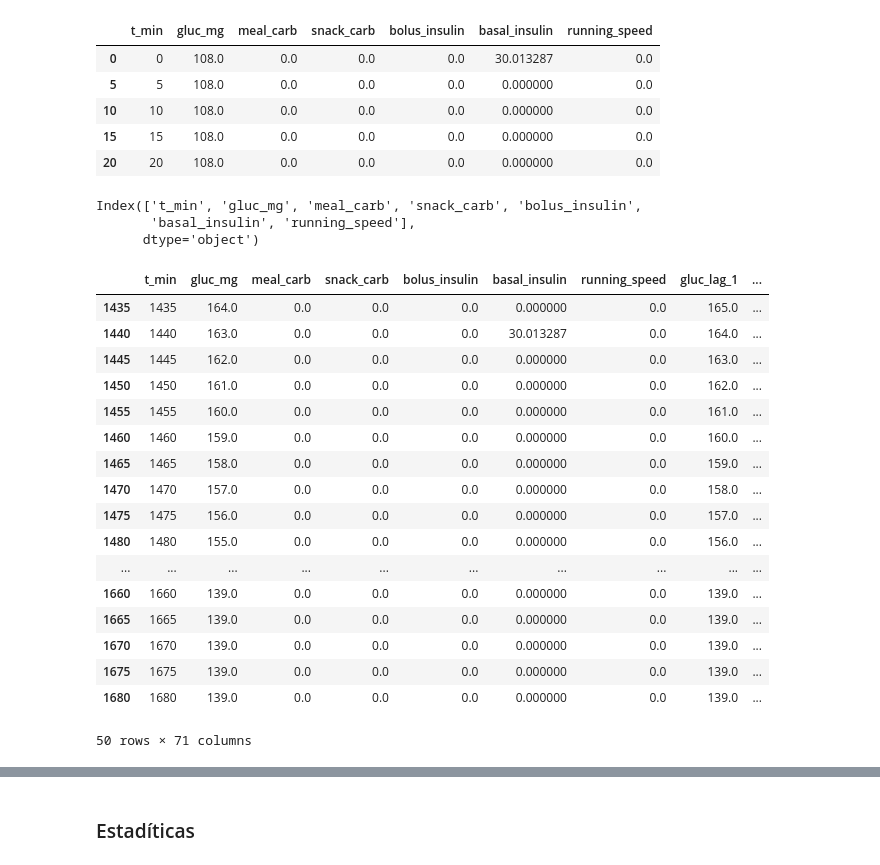
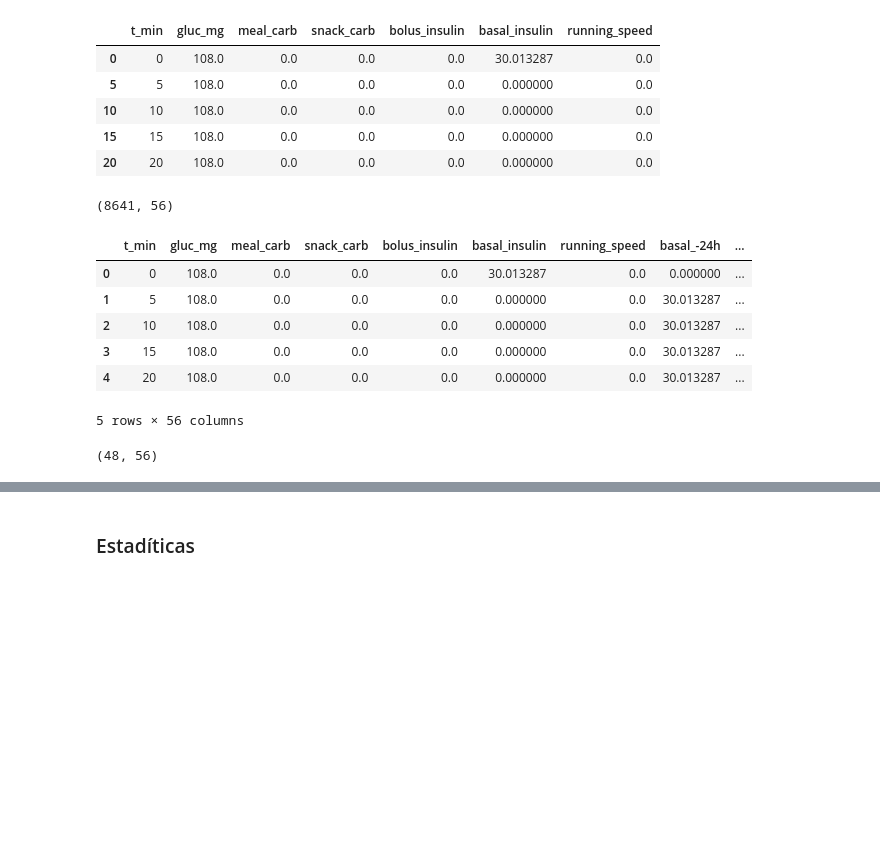
Before and after one commit to WillyFtAb/TFG-GIS-Predictor-glucosa, a Jupyter notebook: Pruebas/estadisticas.ipynb, the cells around one changed output, grey strips where cells are left out. Cells and saved outputs as stored; diff of their text form; code cells hidden in the pictures; blank space fills up the shorter version.

```diff
--- a/Pruebas/estadisticas.ipynb
+++ b/Pruebas/estadisticas.ipynb
@@ -172,53 +203,41 @@ df_prueba.head()
 | 10 | 10 | 108.0 | 0.0 | 0.0 | 0.0 | 0.000000 | 0.0 |
 | 15 | 15 | 108.0 | 0.0 | 0.0 | 0.0 | 0.000000 | 0.0 |
 | 20 | 20 | 108.0 | 0.0 | 0.0 | 0.0 | 0.000000 | 0.0 |
-# %%
-df_prueba.columns
-# %% [output]
-Index(['t_min', 'gluc_mg', 'meal_carb', 'snack_carb', 'bolus_insulin',
-       'basal_insulin', 'running_speed'],
-      dtype='object')
 # %%
-df_prueba['gluc_lag_1'] = df_prueba['gluc_mg'].shift(1)
-df_prueba['gluc_lag_2'] = df_prueba['gluc_mg'].shift(2)
-df_prueba['gluc_lag_3'] = df_prueba['gluc_mg'].shift(3)
-df_prueba['basal_-24h'] = df_prueba['basal_insulin'].rolling(window=287, closed='left').sum()
+df_prueba['basal_-24h'] = df_prueba['basal_insulin'].rolling(window=287, closed='left', min_periods = 0).sum()
 
-for col in ['gluc_mg', 'meal_carb', 'snack_carb', 'bolus_insulin', 'running_speed']:
+for col in ['meal_carb', 'snack_carb', 'bolus_insulin', 'running_speed']:
 
     df_prueba[f'{col}_-20m'] = df_prueba[col].rolling(window=4, closed='left').sum()
     df_prueba[f'{col}_-40m'] = df_prueba[col].rolling(window=8, closed='left').sum() - df_prueba[col].rolling(window=4, closed='left').sum()
     df_prueba[f'{col}_-60m'] = df_prueba[col].rolling(window=12, closed='left').sum() - df_prueba[col].rolling(window=8, closed='left').sum()
     df_prueba[f'{col}_-80m'] = df_prueba[col].rolling(window=16, closed='left').sum() - df_prueba[col].rolling(window=12, closed='left').sum()
     df_prueba[f'{col}_-100m'] = df_prueba[col].rolling(window=20, closed='left').sum() - df_prueba[col].rolling(window=16, closed='left').sum()
     df_prueba[f'{col}_-120m'] = df_prueba[col].rolling(window=24, closed='left').sum() - df_prueba[col].rolling(window=20, closed='left').sum()
     df_prueba[f'{col}_-140m'] = df_prueba[col].rolling(window=28, closed='left').sum() - df_prueba[col].rolling(window=24, closed='left').sum()
     df_prueba[f'{col}_-160m'] = df_prueba[col].rolling(window=32, closed='left').sum() - df_prueba[col].rolling(window=28, closed='left').sum()
     df_prueba[f'{col}_-180m'] = df_prueba[col].rolling(window=36, closed='left').sum() - df_prueba[col].rolling(window=32, closed='left').sum()
     df_prueba[f'{col}_-200m'] = df_prueba[col].rolling(window=40, closed='left').sum() - df_prueba[col].rolling(window=36, closed='left').sum()
     df_prueba[f'{col}_-220m'] = df_prueba[col].rolling(window=44, closed='left').sum() - df_prueba[col].rolling(window=40, closed='left').sum()
     df_prueba[f'{col}_-240m'] = df_prueba[col].rolling(window=48, closed='left').sum() - df_prueba[col].rolling(window=44, closed='left').sum()
 
-df_prueba.loc[1435:,:].head(50)
+df_prueba = df_prueba.reset_index(drop = True)
+print(df_prueba.shape)
+df_prueba.head()
 # %% [output]
+(8641, 56)
-|  | t_min | gluc_mg | meal_carb | snack_carb | bolus_insulin | basal_insulin | running_speed | gluc_lag_1 | ... |
-| 1435 | 1435 | 164.0 | 0.0 | 0.0 | 0.0 | 0.000000 | 0.0 | 165.0 | ... |
-| 1440 | 1440 | 163.0 | 0.0 | 0.0 | 0.0 | 30.013287 | 0.0 | 164.0 | ... |
-| 1445 | 1445 | 162.0 | 0.0 | 0.0 | 0.0 | 0.000000 | 0.0 | 163.0 | ... |
-| 1450 | 1450 | 161.0 | 0.0 | 0.0 | 0.0 | 0.000000 | 0.0 | 162.0 | ... |
-| 1455 | 1455 | 160.0 | 0.0 | 0.0 | 0.0 | 0.000000 | 0.0 | 161.0 | ... |
-| 1460 | 1460 | 159.0 | 0.0 | 0.0 | 0.0 | 0.000000 | 0.0 | 160.0 | ... |
-| 1465 | 1465 | 158.0 | 0.0 | 0.0 | 0.0 | 0.000000 | 0.0 | 159.0 | ... |
-| 1470 | 1470 | 157.0 | 0.0 | 0.0 | 0.0 | 0.000000 | 0.0 | 158.0 | ... |
-| 1475 | 1475 | 156.0 | 0.0 | 0.0 | 0.0 | 0.000000 | 0.0 | 157.0 | ... |
-| 1480 | 1480 | 155.0 | 0.0 | 0.0 | 0.0 | 0.000000 | 0.0 | 156.0 | ... |
-| ... | ... | ... | ... | ... | ... | ... | ... | ... | ... |
-| 1660 | 1660 | 139.0 | 0.0 | 0.0 | 0.0 | 0.000000 | 0.0 | 139.0 | ... |
-| 1665 | 1665 | 139.0 | 0.0 | 0.0 | 0.0 | 0.000000 | 0.0 | 139.0 | ... |
-| 1670 | 1670 | 139.0 | 0.0 | 0.0 | 0.0 | 0.000000 | 0.0 | 139.0 | ... |
-| 1675 | 1675 | 139.0 | 0.0 | 0.0 | 0.0 | 0.000000 | 0.0 | 139.0 | ... |
-| 1680 | 1680 | 139.0 | 0.0 | 0.0 | 0.0 | 0.000000 | 0.0 | 139.0 | ... |
+|  | t_min | gluc_mg | meal_carb | snack_carb | bolus_insulin | basal_insulin | running_speed | basal_-24h | ... |
+| 0 | 0 | 108.0 | 0.0 | 0.0 | 0.0 | 30.013287 | 0.0 | 0.000000 | ... |
+| 1 | 5 | 108.0 | 0.0 | 0.0 | 0.0 | 0.000000 | 0.0 | 30.013287 | ... |
+| 2 | 10 | 108.0 | 0.0 | 0.0 | 0.0 | 0.000000 | 0.0 | 30.013287 | ... |
+| 3 | 15 | 108.0 | 0.0 | 0.0 | 0.0 | 0.000000 | 0.0 | 30.013287 | ... |
+| 4 | 20 | 108.0 | 0.0 | 0.0 | 0.0 | 0.000000 | 0.0 | 30.013287 | ... |
-50 rows × 71 columns
+5 rows × 56 columns
+# %%
+filas_con_na = df_prueba[df_prueba.isnull().any(axis=1)]
+print(filas_con_na.shape)
+# %% [output]
+(48, 56)
 # %%
 from skforecast.direct import ForecasterDirect
 from xgboost import XGBRegressor
```
Also changed, not shown: parts of 7 cells of this notebook.
